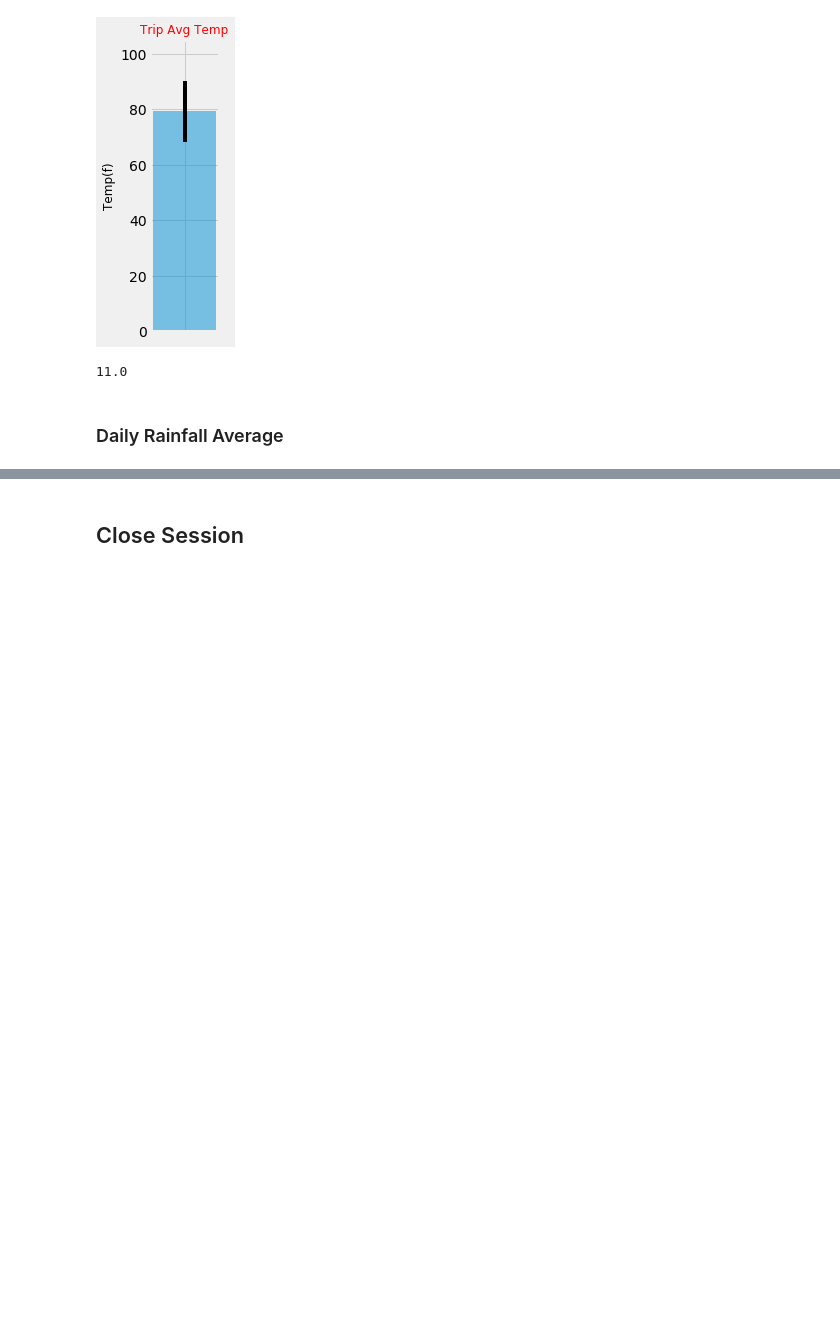
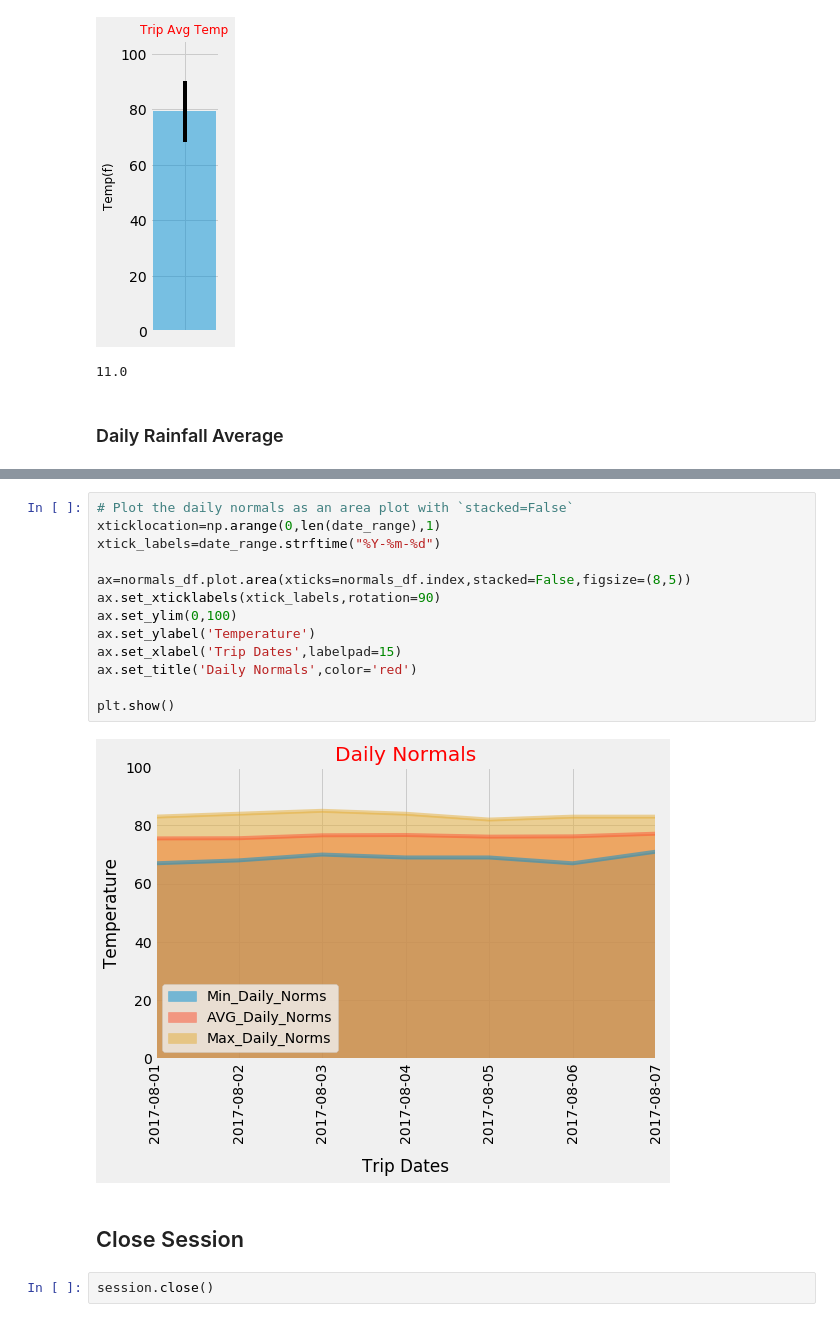
Before and after one commit to julia-claira/sqlalchemy-challenge, a Jupyter notebook: temp_analysis_bonus_2_starter.ipynb, the cells around one changed output, grey strips where cells are left out. Cells and saved outputs as stored; diff of their text form; blank space fills up the shorter version.

```diff
--- a/temp_analysis_bonus_2_starter.ipynb
+++ b/temp_analysis_bonus_2_starter.ipynb
@@ -200,2 +192,19 @@ print(type(date_list[0]))
+# %%
+# Plot the daily normals as an area plot with `stacked=False`
+xticklocation=np.arange(0,len(date_range),1)
+xtick_labels=date_range.strftime("%Y-%m-%d")
+
+ax=normals_df.plot.area(xticks=normals_df.index,stacked=False,figsize=(8,5))
+ax.set_xticklabels(xtick_labels,rotation=90)
+ax.set_ylim(0,100)
+ax.set_ylabel('Temperature')
+ax.set_xlabel('Trip Dates',labelpad=15)
+ax.set_title('Daily Normals',color='red')
+
+plt.show()
+# %% [output]
+[figure, added]
 # %% [markdown]
 ## Close Session
+# %%
+session.close()
```
Also changed, not shown: parts of 5 cells of this notebook, 3 other files.
